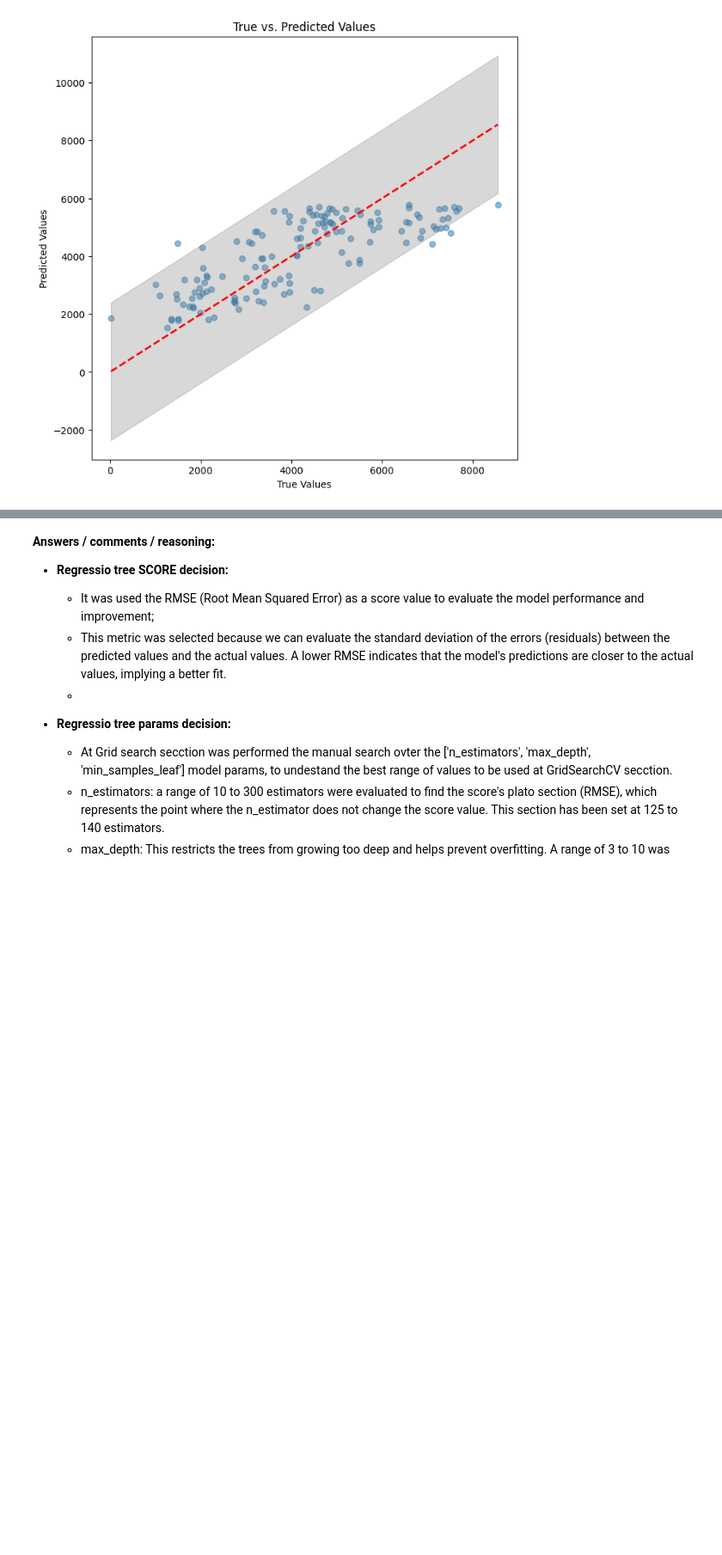
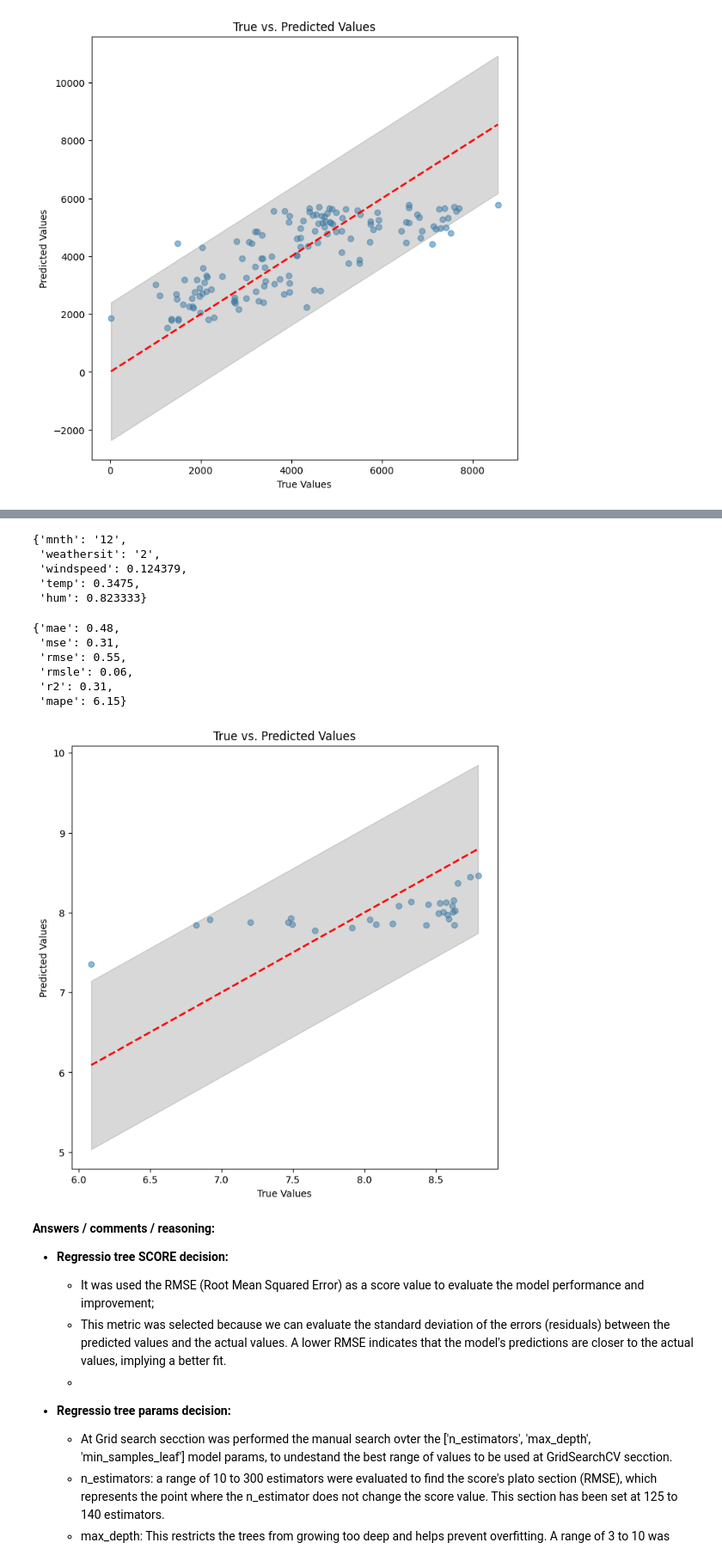
Before and after one commit to Laidson/LPG_SIXT, a Jupyter notebook: Datalab_Task_20220622 (1).ipynb, the cells around one changed output, grey strips where cells are left out. Shown at 86% size. Saved outputs shown, nothing was run; the diff lists cells and outputs as text; code cells hidden in the pictures; blank space fills up the shorter version.

```diff
--- a/Datalab_Task_20220622 (1).ipynb
+++ b/Datalab_Task_20220622 (1).ipynb
@@ -932,0 +944,25 @@ plot_regression_resulst(y_true=y_true_exp, y_pred=y_pred_exp)
+# %%
+def convert_input_to_model_data(dft):
+    dft = dft[['mnth', 'weathersit', 'windspeed', 'temp', 'hum', 'cnt']]
+
+    # convert the cal_cols to a categorical datatype
+    cat_cols = ['mnth', 'weathersit']
+    for col in cat_cols:
+        if col in dft.columns:
+            dft[col] = dft[col].astype('string')
+            dft[col] = dft[col].astype('category')
+
+    # # convert tarfet feature to Log
+    target = 'cnt'
+    # if target in dft.columns:
+    #     dft.loc[:, 'log_cnt'] = np.log(dft['cnt']).values
+    dft = dft.drop(target, axis=1)
+
+    dft_dict = dft.to_dict(orient='records')
+
+    return dft, dft_dict
+
+
+
+dflast30_to_perd, dict_to_pred = convert_input_to_model_data(df_last30)
+dflast30_to_perd.head()
@@ -933,3 +996,38 @@ plot_regression_resulst(y_true=y_true_exp, y_pred=y_pred_exp)
+# %%
+dict_to_pred[0]
+# %% [output]
+{'mnth': '12',
+ 'weathersit': '2',
+ 'windspeed': 0.124379,
+ 'temp': 0.3475,
+ 'hum': 0.823333}
+# %%
+# Upload Model and Onhotencode
+filename = 'model_and_preprocessing_final.pkl'
+# Load the dictionary from the file
+loaded_model_and_preprocessing = joblib.load(filename)
+# Access the model and preprocessing steps
+model = loaded_model_and_preprocessing['model']
+dv_model = loaded_model_and_preprocessing['label_encoder']
+# %%
+# prediction
+X_to_pred = dv_model.transform(dict_to_pred)
+y_pred = model.predict(X_to_pred)
+y_30 = df_last30['cnt']
+# %%
+model_evaluation(y_true=np.log(y_30), y_prediction=y_pred)
+# %% [output]
+{'mae': 0.48,
+ 'mse': 0.31,
+ 'rmse': 0.55,
+ 'rmsle': 0.06,
+ 'r2': 0.31,
+ 'mape': 6.15}
+# %%
+#Plot pred vs real
+plot_regression_resulst(y_true=np.log(y_30), y_pred=y_pred)
+# %% [output]
+[figure, added]
 # %% [markdown]
 **Answers / comments / reasoning:**
 
```
Also changed, not shown: parts of 10 cells of this notebook.
